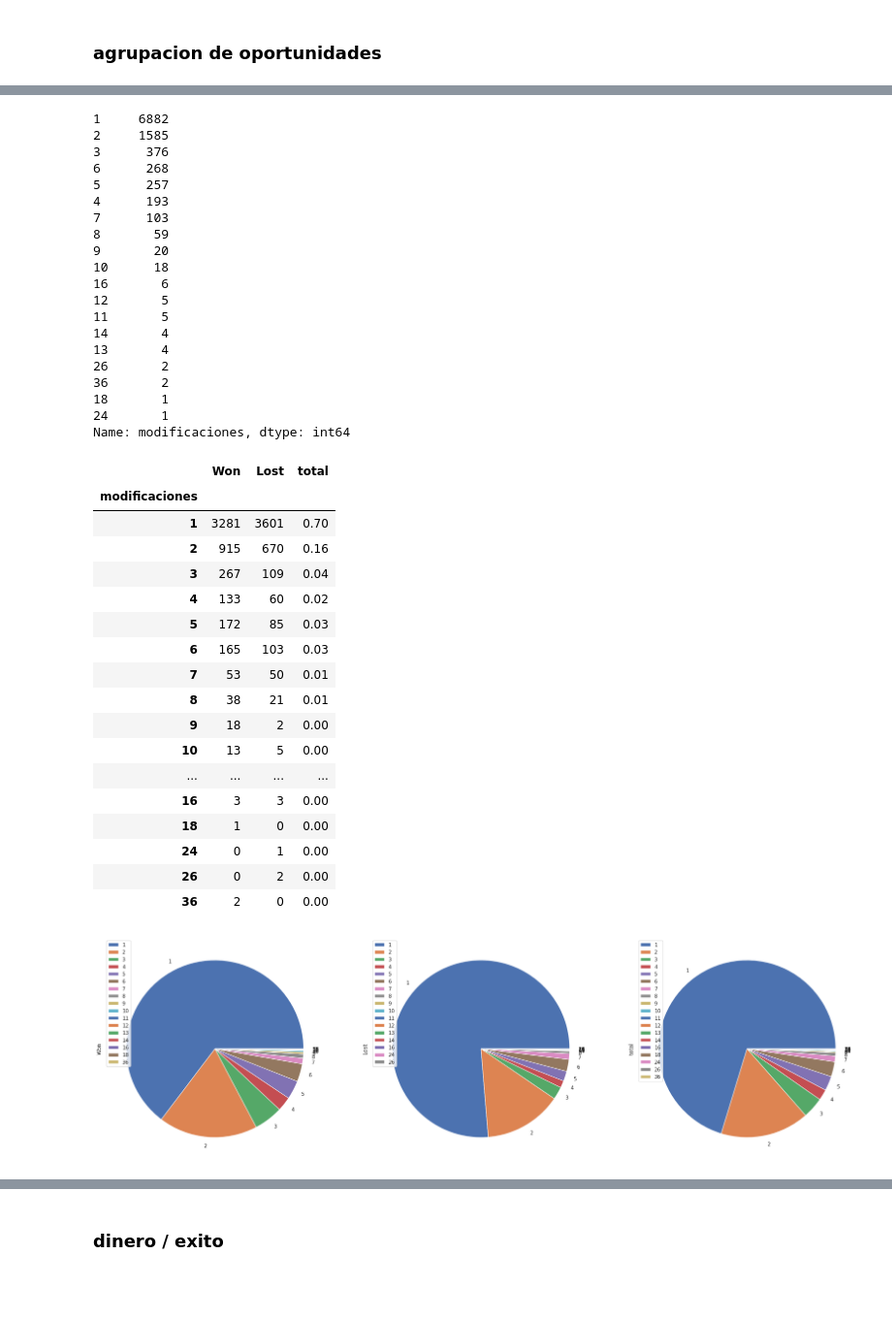
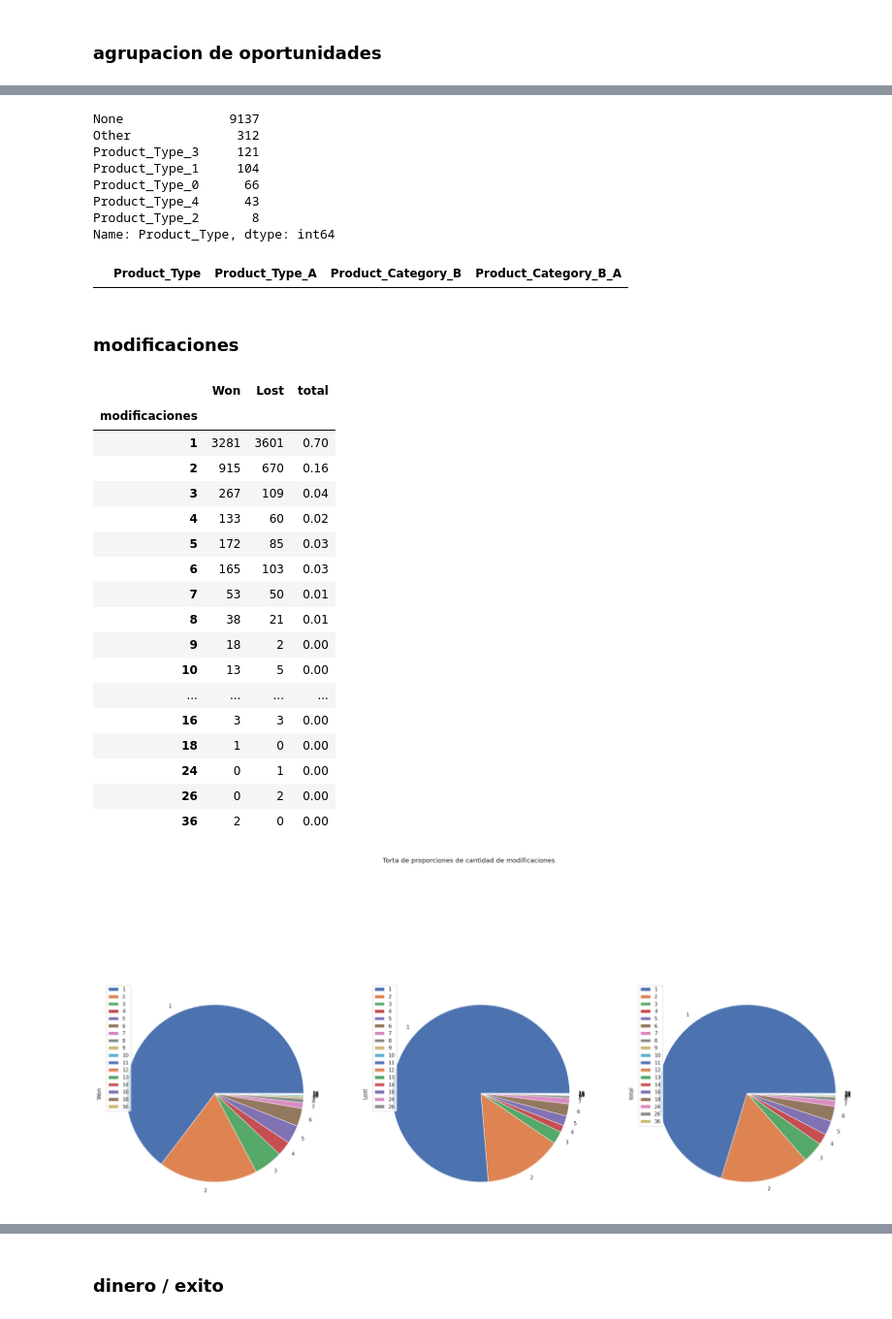
Before and after one commit to GIBelletti/TP1-datos, a Jupyter notebook: TP1.ipynb, the cells around one changed output, grey strips where cells are left out. Shown at 97% size. Saved outputs shown, nothing was run; the diff lists cells and outputs as text; code cells hidden in the pictures; blank space fills up the shorter version.

```diff
--- a/TP1.ipynb
+++ b/TP1.ipynb
@@ -236,7 +236,9 @@ def agrupacionDeOportunidades(df):
                                            'Account_Created_Date':'min',
                                            'Total_Amount':'sum','Region':'first',
                                            'Territory':'first',
-                                           'ASP_(converted)':'sum'})#hay que seguir agregando cosas que son importantes
+                                           'ASP_(converted)':'sum',
+                                           'Product_Type':'first',
+                                           'Product_Category_B':'first'})#hay que seguir agregando cosas que son importantes
   data['Closed'] = data['Closed'].agg(lambda x: 1 if x > 0 else 0)
   data['Won'] = data['Won'].agg(lambda x: 1 if x > 0 else 0)
   data['Lost'] = data['Closed'] - data['Won']#si es won es closed pero si es closed y no es won es perdido
@@ -274,75 +276,81 @@ memory usage: 1.3+ MB
 # %%
-agrupacion['modificaciones'].value_counts()
+agrupacion['Product_Type'].value_counts()
 # %% [output]
-1     6882
-2     1585
-3      376
-6      268
-5      257
-4      193
-7      103
-8       59
-9       20
-10      18
-16       6
-12       5
-11       5
-14       4
-13       4
-26       2
-36       2
-18       1
-24       1
-Name: modificaciones, dtype: int64
+None              9137
+Other              312
+Product_Type_3     121
+Product_Type_1     104
+Product_Type_0      66
+Product_Type_4      43
+Product_Type_2       8
+Name: Product_Type, dtype: int64
+# %%
+def revision(df):
+  data = df[['Product_Type','Product_Category_B']]
+  data.columns = ['Product_Type_A','Product_Category_B_A']
+  data = data.merge(entrenamiento,on='Opportunity_ID')
+  data = data[['Product_Type','Product_Type_A','Product_Category_B','Product_Category_B_A']]
+  dataA = data[data['Product_Type'] != data['Product_Type_A']]
+  dataB = data[data['Product_Category_B'] != data['Product_Category_B_A']]
+  return dataA,dataB
+
+data = revision(agrupacion)
+#data[0].head(10)
+data[1].head(10)
+# %% [output]
+|  | Product_Type | Product_Type_A | Product_Category_B | Product_Category_B_A |
+# %% [markdown]
+### modificaciones
 # %%
-def tortaDeExitosYFracasos(df):
+def tortaDeExitosYFracasos(df,titulo):
   #df.plot.pie(y=columna, figsize=(5, 5))
   data = df[['Won','Lost','modificaciones']]
   data['total'] = 1
   data = data.groupby('modificaciones').agg({'Won':'sum','Lost':'sum','total':'sum'})
   data['total'] = data['total'] / data['total'].sum()
-  plot = data.plot.pie(subplots=True, figsize=(30, 15))
+  plot = data.plot.pie(subplots=True, figsize=(30, 15),title=titulo)
   return data
 
-def tortaDeExitosYFracasosMenores(df,porcentaje):
+def tortaDeExitosYFracasosMenores(df,porcentaje,titulo):
   #mayores = df[df['total'] >= porcentaje]
   menores = df[df['total'] < porcentaje]
   #mayores = mayores[['Won','Lost']]
   menores = menores[['Won','Lost']]
   #mayores.plot.pie(subplots=True, figsize=(40, 15))
-  menores.plot.pie(subplots=True, figsize=(30, 15))
+  menores.plot.pie(subplots=True, figsize=(30, 15),title=titulo)
   return menores
 
-def barrasDeExitosYFracasos(df):
+def barrasDeExitosYFracasos(df,titulo,log=False):
   #df.plot.pie(y=columna, figsize=(5, 5))
   data = df[['Won','Lost']]
   #data['total'] = data['Won'] + data['Lost']
   limiteInferior = data.index.min()
   limiteSuperior = data.index.max()
-  plot = data.plot.line(subplots=False, xlim=(limiteInferior,limiteSuperior), figsize=(30, 15))
+  plot = data.plot.line(subplots=False, xlim=(limiteInferior,limiteSuperior), figsize=(30, 15), logy=log, ylabel='Cantidad',title=titulo)
   return data
-data = tortaDeExitosYFracasos(agrupacion)
-menores = tortaDeExitosYFracasosMenores(data,0.01)
-barrasDeExitosYFracasos(data)
-barrasDeExitosYFracasos(menores)
+data = tortaDeExitosYFracasos(agrupacion,"Torta de proporciones de cantidad de modificaciones")
+menores = tortaDeExitosYFracasosMenores(data,0.01,"Torta de proporciones de cantidad de modificaciones (para menores del 1%)")
+barrasDeExitosYFracasos(data,"Cantidad de oportunidades cerradas")
+barrasDeExitosYFracasos(menores,"Cantidad de oportunidades cerradas (para menores del 1%)")
+barrasDeExitosYFracasos(data,"Cantidad de oportunidades cerradas (escala logaritmica)",log=True)
 data
 # %% [output]
 |  | Won | Lost | total |
 | modificaciones |  |  |  |
 | 1 | 3281 | 3601 | 0.70 |
 | 2 | 915 | 670 | 0.16 |
 | 3 | 267 | 109 | 0.04 |
 | 4 | 133 | 60 | 0.02 |
 | 5 | 172 | 85 | 0.03 |
 | 6 | 165 | 103 | 0.03 |
 | 7 | 53 | 50 | 0.01 |
 | 8 | 38 | 21 | 0.01 |
 | 9 | 18 | 2 | 0.00 |
 | 10 | 13 | 5 | 0.00 |
 | ... | ... | ... | ... |
 | 16 | 3 | 3 | 0.00 |
 | 18 | 1 | 0 | 0.00 |
 | 24 | 0 | 1 | 0.00 |
 | 26 | 0 | 2 | 0.00 |
 | 36 | 2 | 0 | 0.00 |
-[figure, old version]
+[figure, new version]
```
Also changed, not shown: parts of 12 cells of this notebook.
